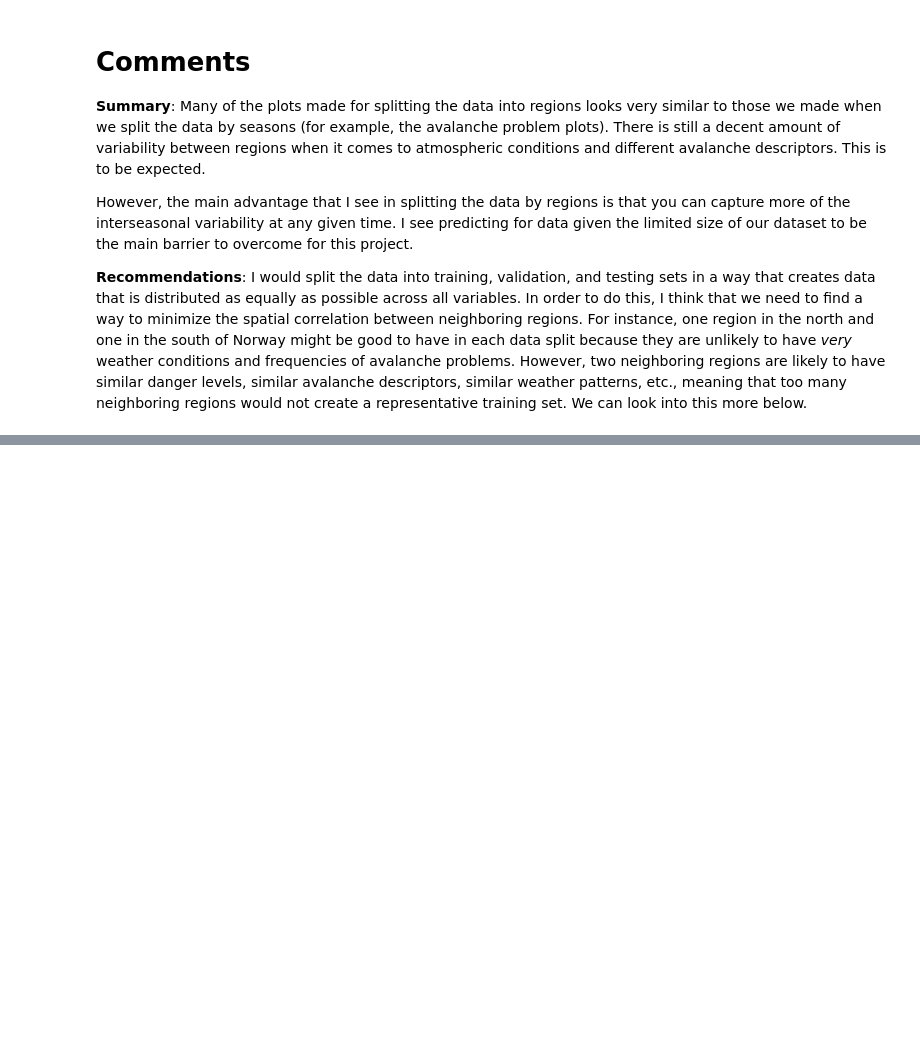
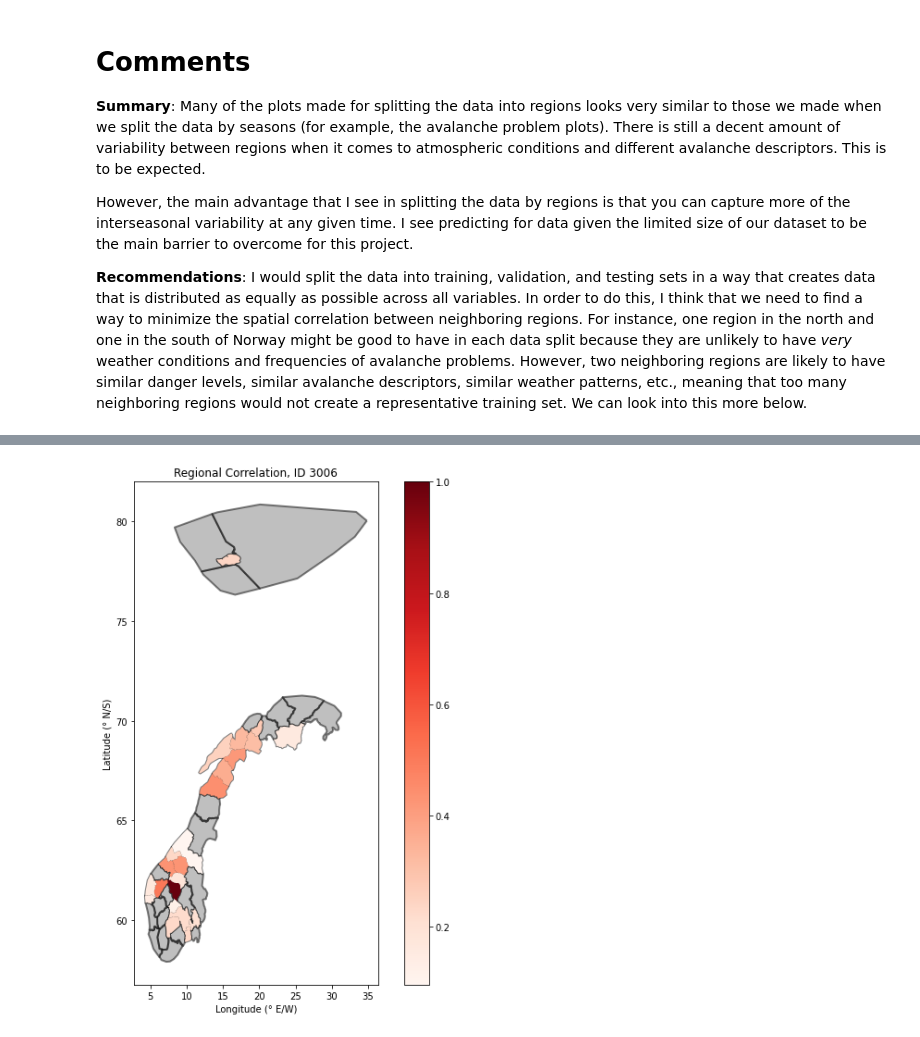
Before and after one commit to NVE/avalanche_ml, a Jupyter notebook: notebooks/analysis/0_distributions.ipynb, the cells around one changed output, grey strips where cells are left out. Drawn from its saved outputs; the diff is of its cells as text; code cells hidden in the pictures; blank space fills up the shorter version.

```diff
--- a/notebooks/analysis/0_distributions.ipynb
+++ b/notebooks/analysis/0_distributions.ipynb
@@ -1136,0 +1167,4 @@ https://stackoverflow.com/questions/33157528/correlation-between-two-dataframes
+# %%
+plot_spatial_correlation(regions_df, regions_list_sub, 3006)
+# %% [output]
+[figure, added]
```
Also changed, not shown: parts of 7 cells of this notebook.
